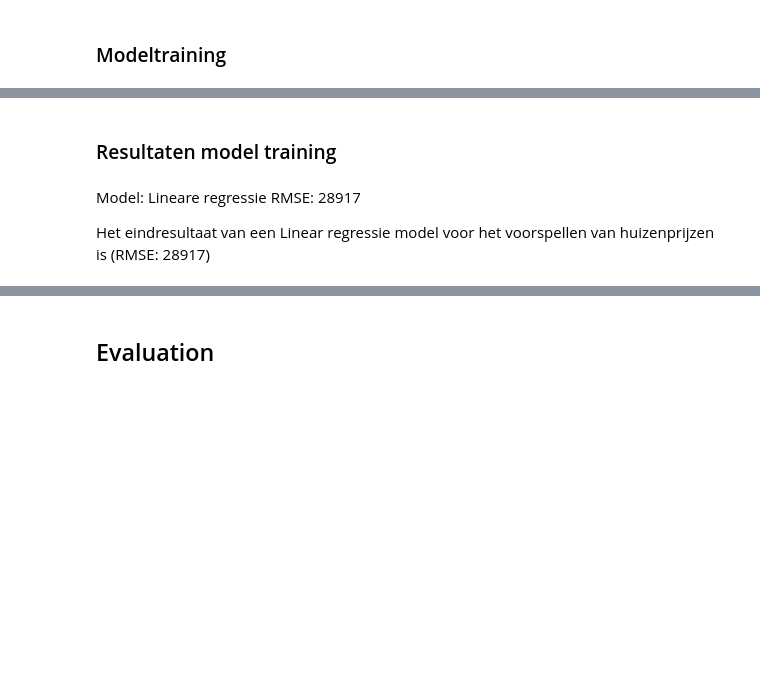
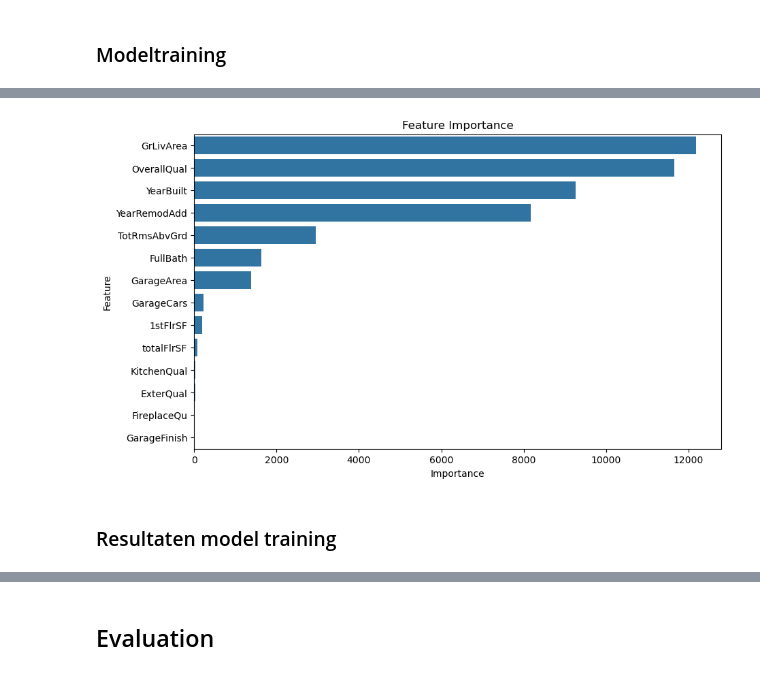
Before and after one commit to geoduin/HousePricePredictor, a Jupyter notebook: data_science_challenge.ipynb, the cells around one changed output, grey strips where cells are left out. Cells and saved outputs as stored; diff of their text form; code cells hidden in the pictures; blank space fills up the shorter version.

```diff
--- a/data_science_challenge.ipynb
+++ b/data_science_challenge.ipynb
@@ -857,7 +907,7 @@ Deze RMSE is het eindresultaat van dit model.
 # %% [markdown]
 ### Modeltraining
 # %%
-actual_model = LinearRegression()
+actual_model = BayesianRidge()
 
 actual_model.fit(X=x_train2, y=y_train2)
 
@@ -886,8 +936,19 @@ x_train2
 1132 rows × 14 columns
+# %%
+coefficients = actual_model.coef_
+
+coef_abs = np.abs(coefficients)
+coef_order = coef_abs.argsort()[::-1]
+feature_importance = pd.DataFrame({'Feature': x_train.columns,
+                                    'Importance': coef_abs[coef_order]})
+plt.figure(figsize=(10, 6))
+sns.barplot(x='Importance', y='Feature', data=feature_importance)
+
+plt.title('Feature Importance')
+plt.xlabel('Importance')
+plt.ylabel('Feature')
+plt.show()
+# %% [output]
+[figure, added]
 # %% [markdown]
 ### Resultaten model training
-# %% [markdown]
-Model: Lineare regressie
-RMSE: 28917
-
-Het eindresultaat van een Linear regressie model voor het voorspellen van huizenprijzen is (RMSE: 28917)
```
Also changed, not shown: parts of 11 cells of this notebook.
